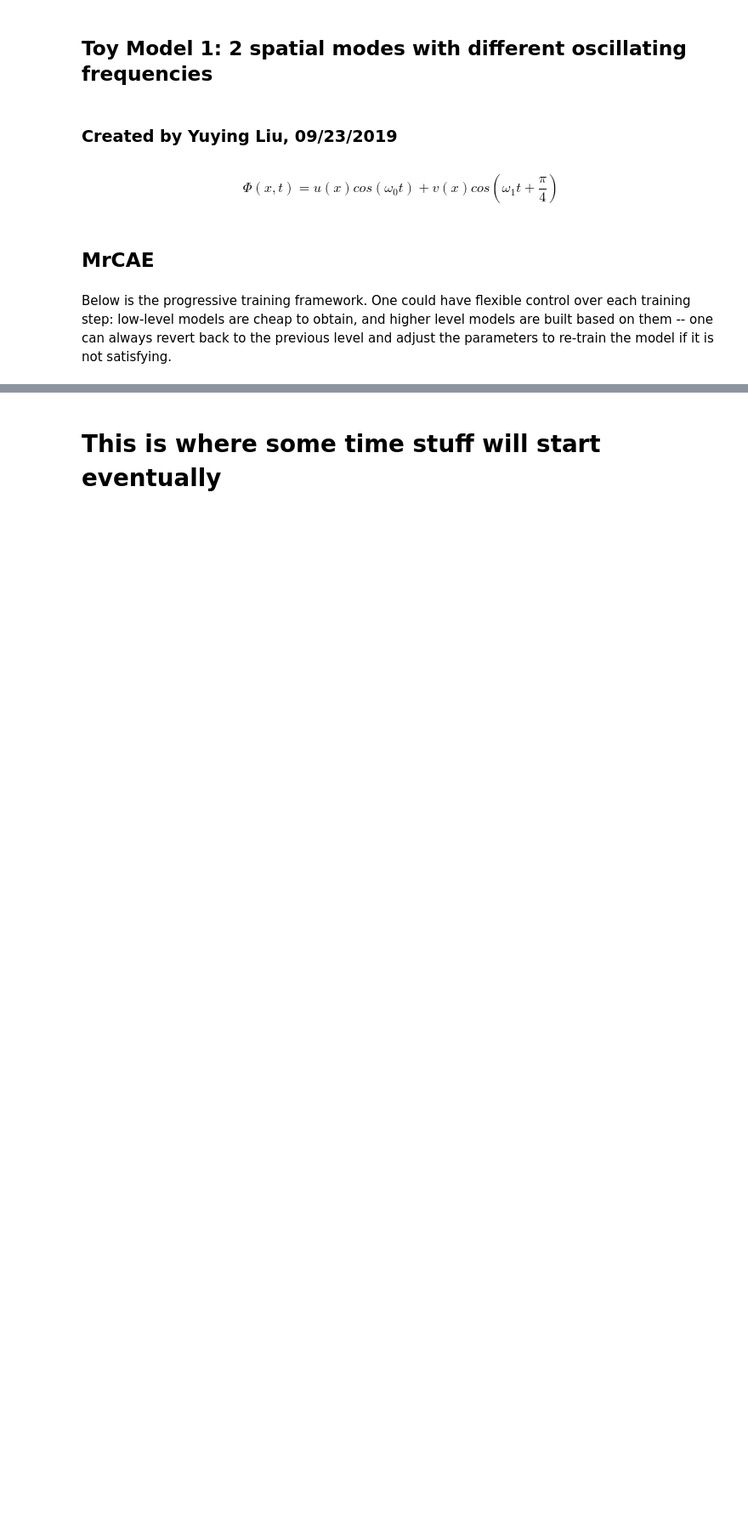
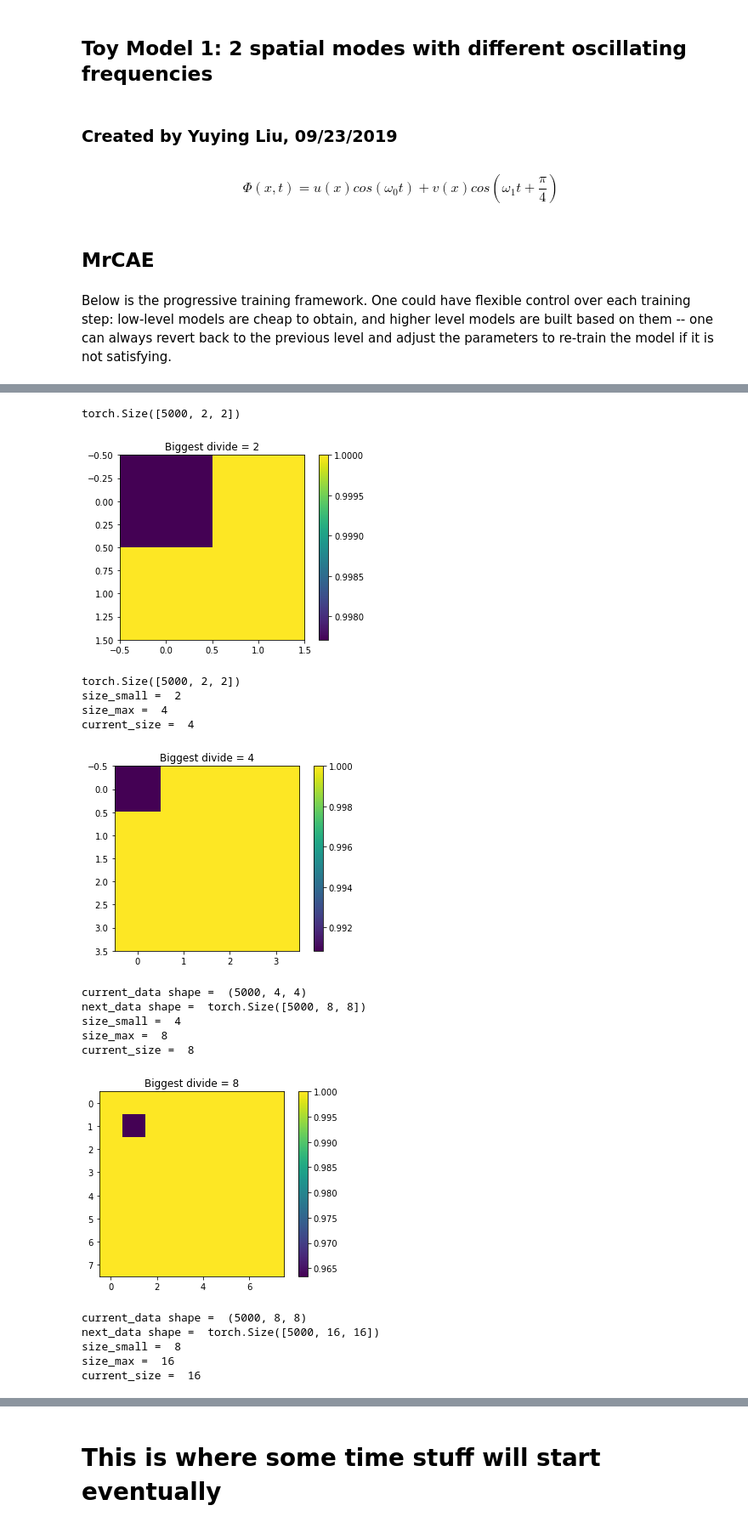
Before and after one commit to KatieJ16/Time_Space_multiscale, a Jupyter notebook: scripts/MrCAE_toy2_everything_averages.ipynb, the cells around one changed output, grey strips where cells are left out. Shown at 85% size. Drawn from its saved outputs; the diff is of its cells as text; code cells hidden in the pictures; blank space fills up the shorter version.

Commit message:
changing some data shapes

```diff
--- a/scripts/MrCAE_toy2_everything_averages.ipynb
+++ b/scripts/MrCAE_toy2_everything_averages.ipynb
@@ -68,0 +39,59 @@ KeyboardInterrupt:
+# %%
+unresolved_dict = {}
+data_levels_dict = {}
+
+#predict 2x2 and graph
+current_size = 2
+next_size = current_size * 2
+resolved = False
+current_data = utils.data_of_size(data,current_size)#utils.grow(utils.data_of_size(data,current_size))
+next_data = utils.data_of_size(data,next_size)#utils.grow(utils.data_of_size(data,next_size))
+
+print(current_data.shape)
+plt.imshow(current_data[0])
+plt.title("Biggest divide = "+str(current_size))
+plt.colorbar()
+plt.show()
+print(current_data.shape)
+resolved, loss, unresolved = utils.MSE(current_data, next_data, current_size)
+unresolved_dict[str(current_size)] = unresolved
+data_levels_dict[str(current_size)] = current_data
+
+while resolved == False:
+
+    current_data = utils.make_next_layer(next_data, current_data, unresolved)
+    current_size =current_size * 2
+    next_size = current_size * 2
+    print("current_size = ", current_size)
+    next_data = utils.data_of_size(data,next_size)#utils.grow(utils.data_of_size(data,next_size))
+    plt.imshow(current_data[0])
+    plt.title("Biggest divide = "+str(current_size))
+    plt.colorbar()
+    plt.show()
+
+    print("current_data shape = ", current_data.shape)
+    print("next_data shape = ", next_data.shape)
+
+    resolved, loss, unresolved = utils.MSE(current_data, next_data, current_size)
+
+    unresolved_dict[str(current_size)] = unresolved
+    data_levels_dict[str(current_size)] = current_data
+# %% [output]
+torch.Size([5000, 2, 2])
+[figure, added]
+torch.Size([5000, 2, 2])
+size_small =  2
+size_max =  4
+current_size =  4
+[figure, added]
+current_data shape =  (5000, 4, 4)
+next_data shape =  torch.Size([5000, 8, 8])
+size_small =  4
+size_max =  8
+current_size =  8
+[figure, added]
+current_data shape =  (5000, 8, 8)
+next_data shape =  torch.Size([5000, 16, 16])
+size_small =  8
+size_max =  16
+current_size =  16
```
Also changed, not shown: parts of 4 cells of this notebook, 1 other file.
